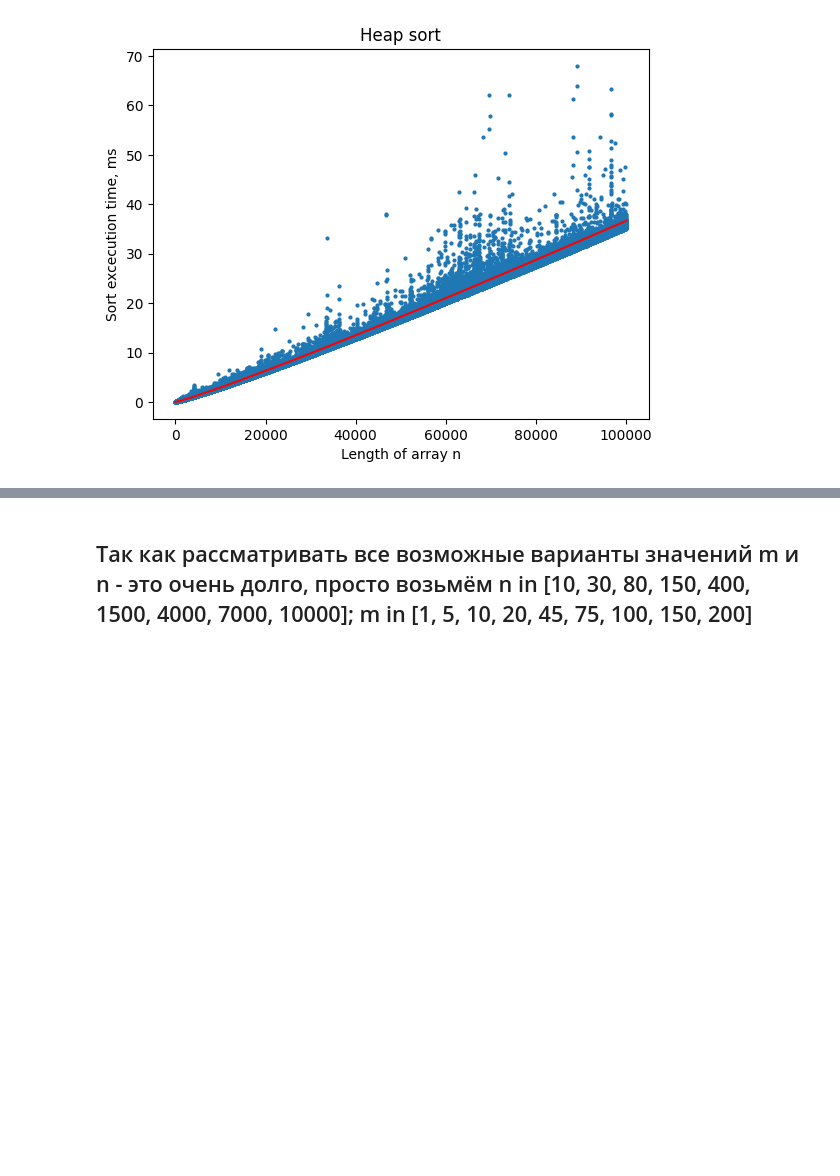
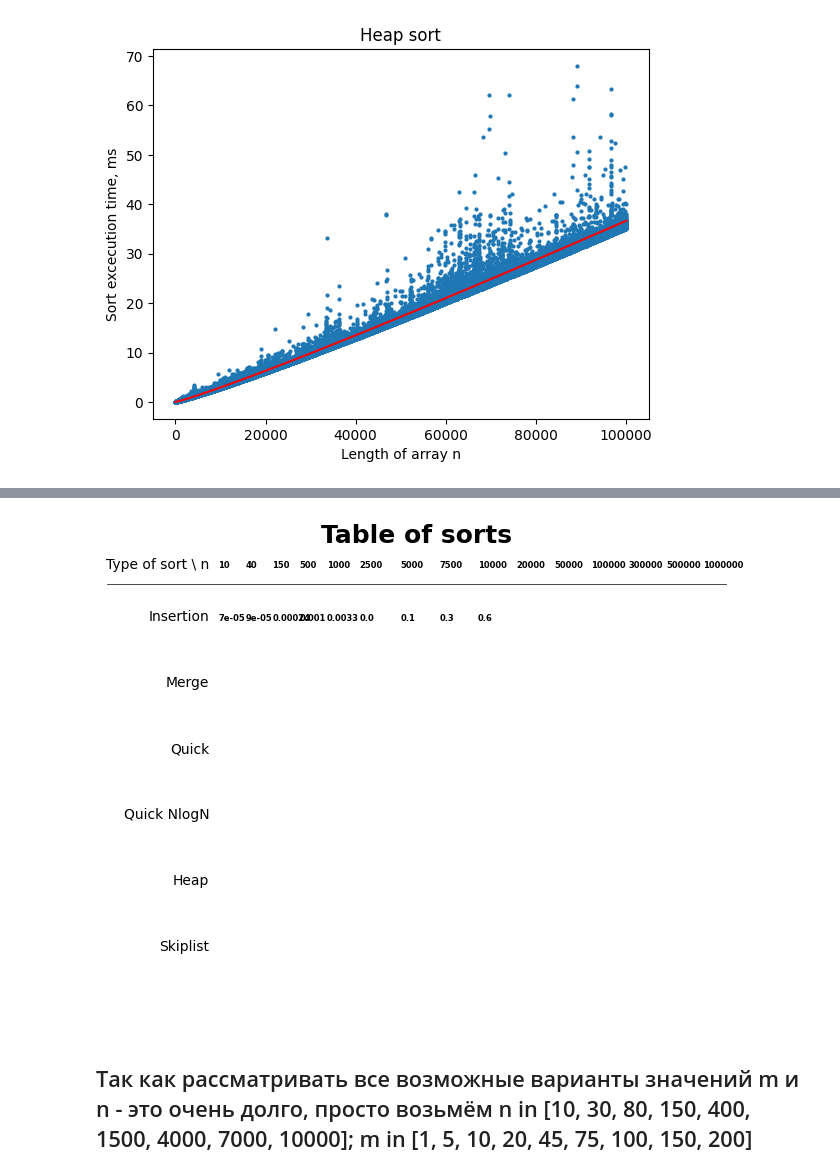
Before and after one commit to Octopupu5/DSAA_HW_sorts, a Jupyter notebook: generator.ipynb, the cells around one changed output, grey strips where cells are left out. Drawn from its saved outputs; the diff is of its cells as text; code cells hidden in the pictures; blank space fills up the shorter version.

```diff
--- a/generator.ipynb
+++ b/generator.ipynb
@@ -170,3 +175,38 @@ plt.show()
+# %%
+ntests = [10, 40, 150, 500, 1000, 2500, 5000, 7500, 10000, 20000, 50000, 100000, 300000, 500000, 1000000]
+types_of_sorts = ["Insertion", "Merge", "Quick", "Quick NlogN", "Heap", "Skiplist"]
+insertion_tests = [7.22E-05, 8.84E-05, 0.00024149496, 0.00099501276, 0.0033037284, 0.039370408, 0.14537212, 0.3192294, 0.5632538]
+merge_tests = [2.49E-05, 0.0000715214, 0.0002340316, 0.0003368128, 0.0006374556, 0.0019489626, 0.0038576212, 0.0055058952,
+               0.0070928256, 0.0143219446, 0.03725022, 0.074277916, 0.2362212912, 0.3938808, 0.8118994]
+qsort_tests = [1.46E-05, 1.79E-05, 3.26E-05, 9.36E-05, 0.000245613, 0.0004876376, 0.001107584, 0.001837016,
+               0.002602716, 0.004931068, 0.01380158, 0.02933614, 0.09639222, 0.163707, 0.360239]
+qsort_nlogn_tests = []
+heap_tests = [3.4733E-05, 2.07418E-05, 4.34616E-05, 0.000116561, 0.0002614382, 0.0007121566, 0.00135945,
+              0.002287592, 0.002861662, 0.006280428, 0.01872828, 0.0391922, 0.1370568, 0.2346942, 0.5371392]
+skiplist_tests = [3.394E-05, 4.33E-05, 0.00010098, 0.00023449, 0.00048765, 0.00112804, 0.00246293, 0.00390321,
+              0.00566682, 0.01304138, 0.03227925, 0.08183625, 0.40933815, 0.88446923, 2.12028154]
+
+
+fig, ax = plt.subplots(figsize=(8,6))
+rows = 5
+cols = 80
+ax.set_ylim(-1, rows + 1)
+ax.set_xlim(-17, cols + 6)
+ax.set_title('Table of sorts', loc='center', fontsize=18, weight='bold')
+ax.text(x=0, y=5.8, s='Type of sort \ n', va='center', ha='right')
+
+for i in range(15):
+  if i < 5: ax.text(1.5 + 4.5 * i, 5.75, ntests[i], weight='bold', ha='left', size=6, fontdict=None)
+  else : ax.text(6 * i - 30 / (i + 1), 5.75, ntests[i], weight='bold', ha='left', size=6, fontdict=None)
+for i in range(9):
+  if i < 5: ax.text(1.5 + 4.5 * i, 4.95, round(insertion_tests[i], 5), weight='bold', ha='left', size=6, fontdict=None)
+  else : ax.text(6 * i - 30 / (i + 1), 4.95, round(insertion_tests[i], 1), weight='bold', ha='left', size=6, fontdict=None)
+ax.axis('off')
+ax.plot([-17, 90], [5.5, 5.5], lw='.5', c='black')
+for row in range(6):
+    ax.text(x=0, y=row, s=types_of_sorts[5 - row], va='center', ha='right')
+# %% [output]
+[figure, added]
 # %% [markdown]
 ## Так как рассматривать все возможные варианты значений m и n - это очень долго, просто возьмём n in [10, 30, 80, 150, 400, 1500, 4000, 7000, 10000]; m in [1, 5, 10, 20, 45, 75, 100, 150, 200]
 # %%
```
Also changed, not shown: parts of 17 cells of this notebook, 4 other files.
